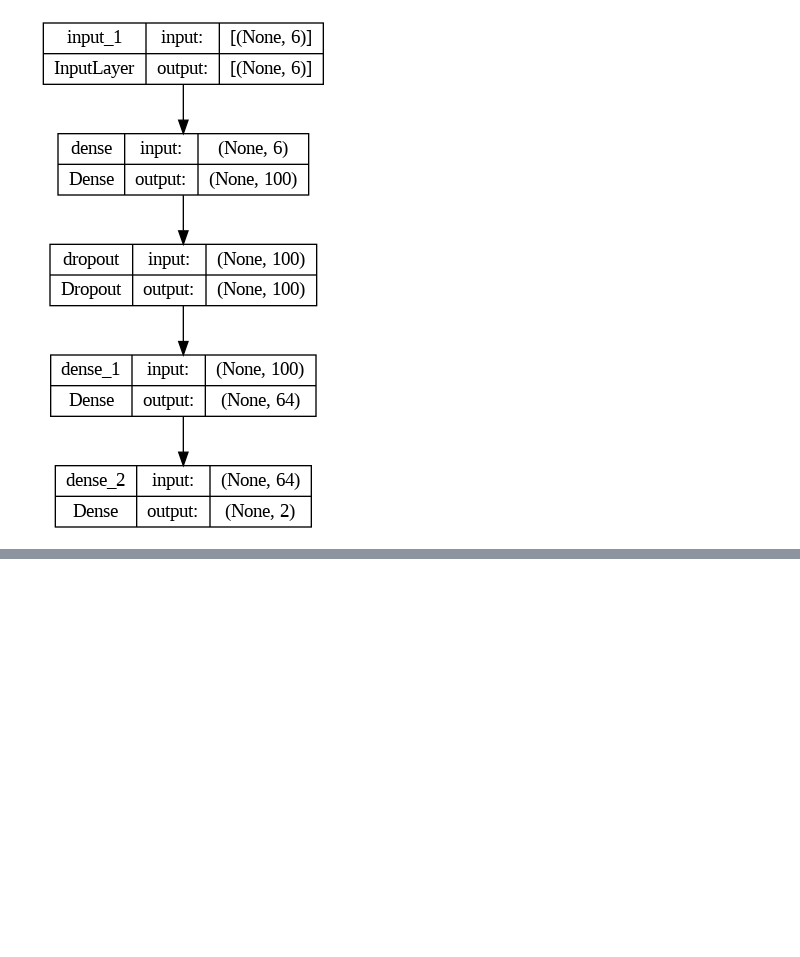
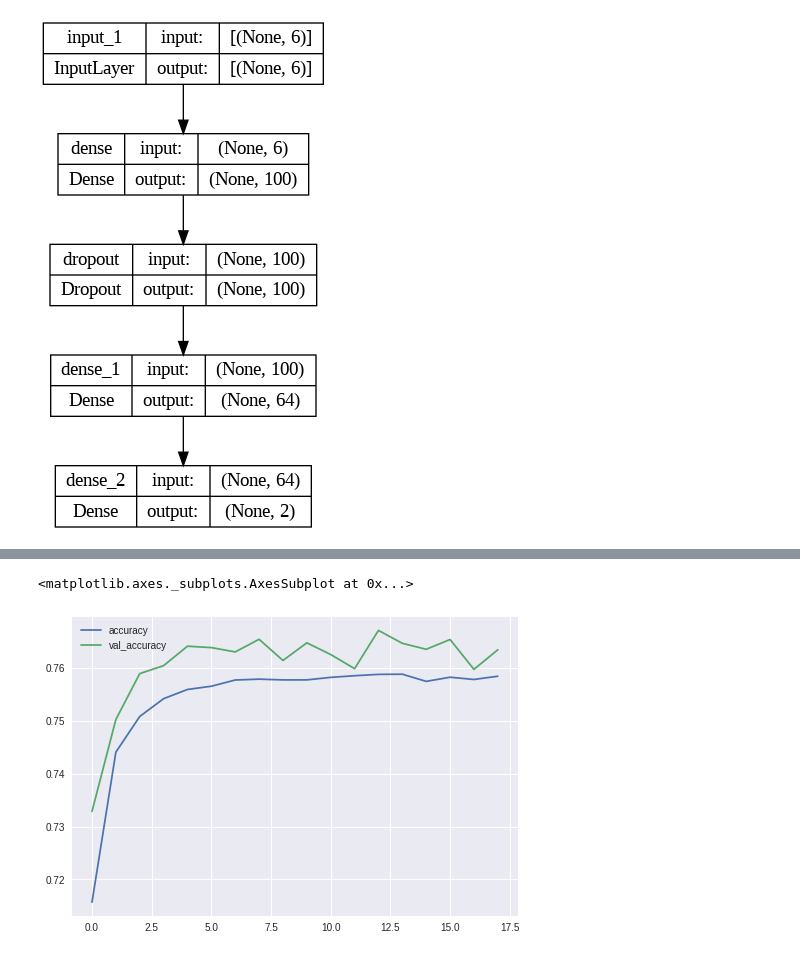
Before and after one commit to janicema0702/cityu-project, a Jupyter notebook: adam_compiler_elderly_fall_detection_(one_hot_encoding).ipynb, the cells around one changed output, grey strips where cells are left out. Saved outputs shown, nothing was run; the diff lists cells and outputs as text; code cells hidden in the pictures; blank space fills up the shorter version.

```diff
--- a/adam_compiler_elderly_fall_detection_(one_hot_encoding).ipynb
+++ b/adam_compiler_elderly_fall_detection_(one_hot_encoding).ipynb
@@ -272,0 +308,5 @@ accuracy:  0.7711
+# %%
+res[['accuracy', 'val_accuracy']].plot()
+# %% [output]
+<matplotlib.axes._subplots.AxesSubplot at 0x...>
+[figure, added]
```
Also changed, not shown: parts of 6 cells of this notebook.
